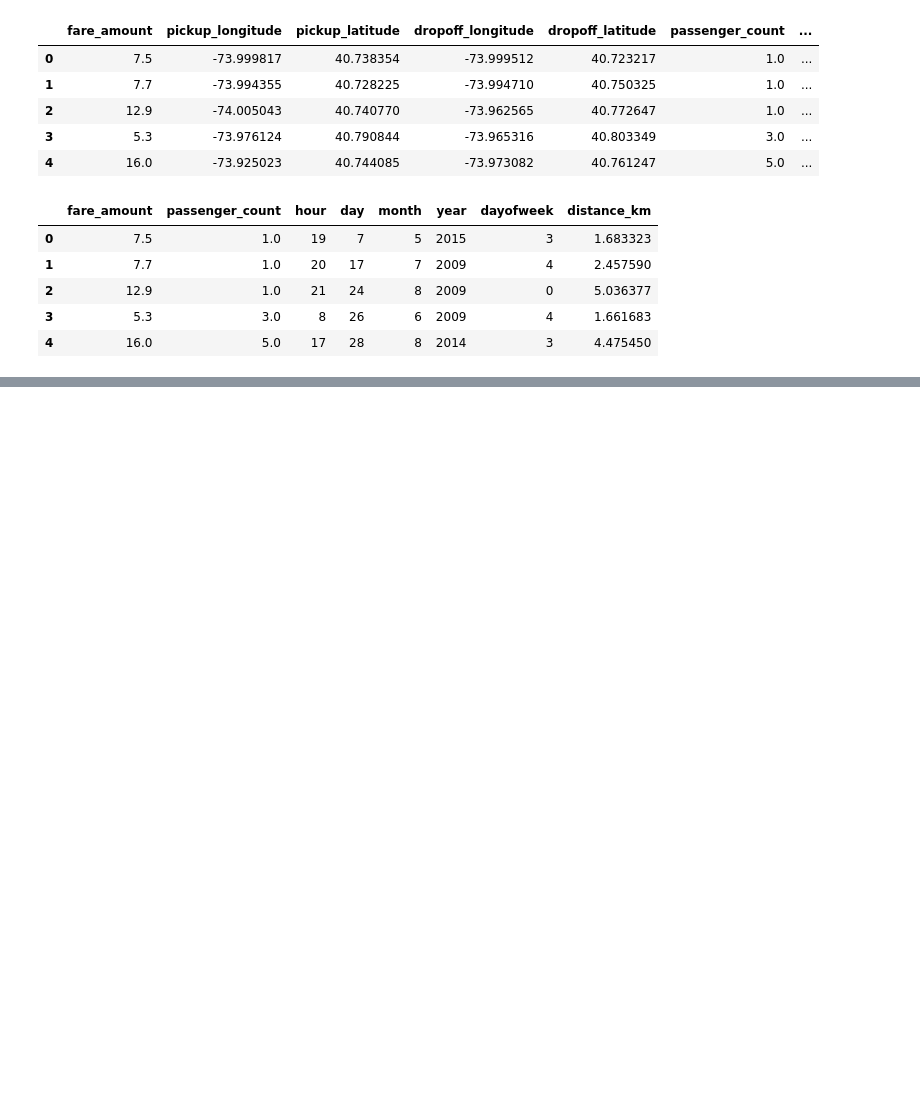
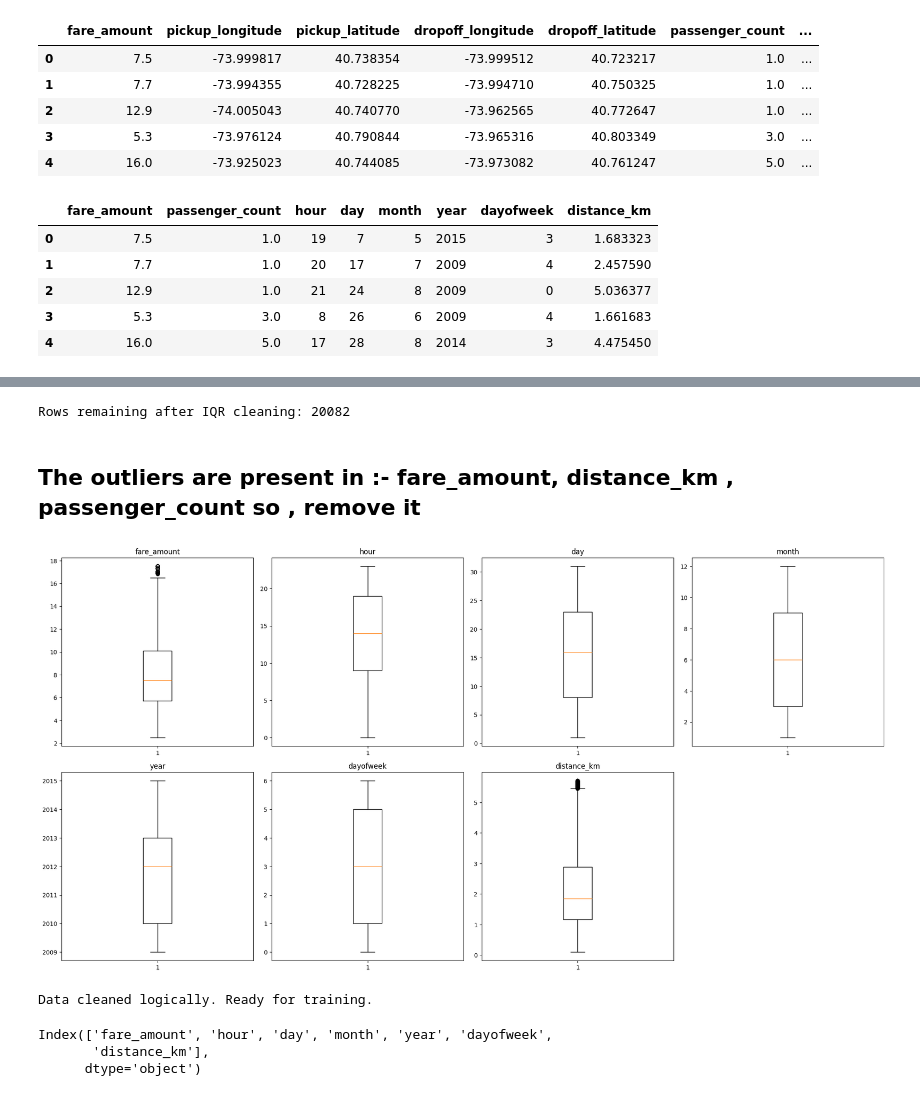
Before and after one commit to atulshahi6310/machine_learning_with_python, a Jupyter notebook: projects/Uber Fare/Uber_Fare _Cab_Fare _prediction.ipynb, the cells around one changed output, grey strips where cells are left out. Drawn from its saved outputs; the diff is of its cells as text; code cells hidden in the pictures; blank space fills up the shorter version.

```diff
--- a/projects/Uber Fare/Uber_Fare _Cab_Fare _prediction.ipynb
+++ b/projects/Uber Fare/Uber_Fare _Cab_Fare _prediction.ipynb
@@ -258,0 +311,40 @@ df.describe()
+# %%
+def remove_outliers_iqr(df, column):
+    Q1 = df[column].quantile(0.25)
+    Q3 = df[column].quantile(0.75)
+    IQR = Q3 - Q1
+
+    # Define bounds
+    lower_bound = Q1 - 1.5 * IQR
+    upper_bound = Q3 + 1.5 * IQR
+
+    # Filter
+    return df[(df[column] > lower_bound) & (df[column] < upper_bound)]
+
+# Apply to both columns
+df = remove_outliers_iqr(df, 'fare_amount')
+df = remove_outliers_iqr(df, 'distance_km')
+
+print(f"Rows remaining after IQR cleaning: {len(df)}")
+# %% [output]
+Rows remaining after IQR cleaning: 20082
+# %% [markdown]
+## The outliers are present in :- fare_amount, distance_km , passenger_count so , remove it
+# %%
+
+plt.figure(figsize=(20 ,20))
+for i , j in enumerate(col):
+    plt.subplot(4,4,i+1)
+    plt.boxplot(df[j] , whis=1.5)
+    plt.tight_layout()
+    plt.title(j)
+# %% [output]
+[figure, added]
+# %%
+df = df[df['fare_amount'] < 100]
+df = df[df['distance_km'] < 50]
+df = df[df['distance_km'] > 0.1]
+df = df[df['fare_amount'] >= 2.5]
+print("Data cleaned logically. Ready for training.")
+# %% [output]
+Data cleaned logically. Ready for training.
@@ -258,0 +357,6 @@ df.describe()
+# %%
+df.columns
+# %% [output]
+Index(['fare_amount', 'hour', 'day', 'month', 'year', 'dayofweek',
+       'distance_km'],
+      dtype='object')
```
Also changed, not shown: parts of 38 cells of this notebook, 1 other file.
